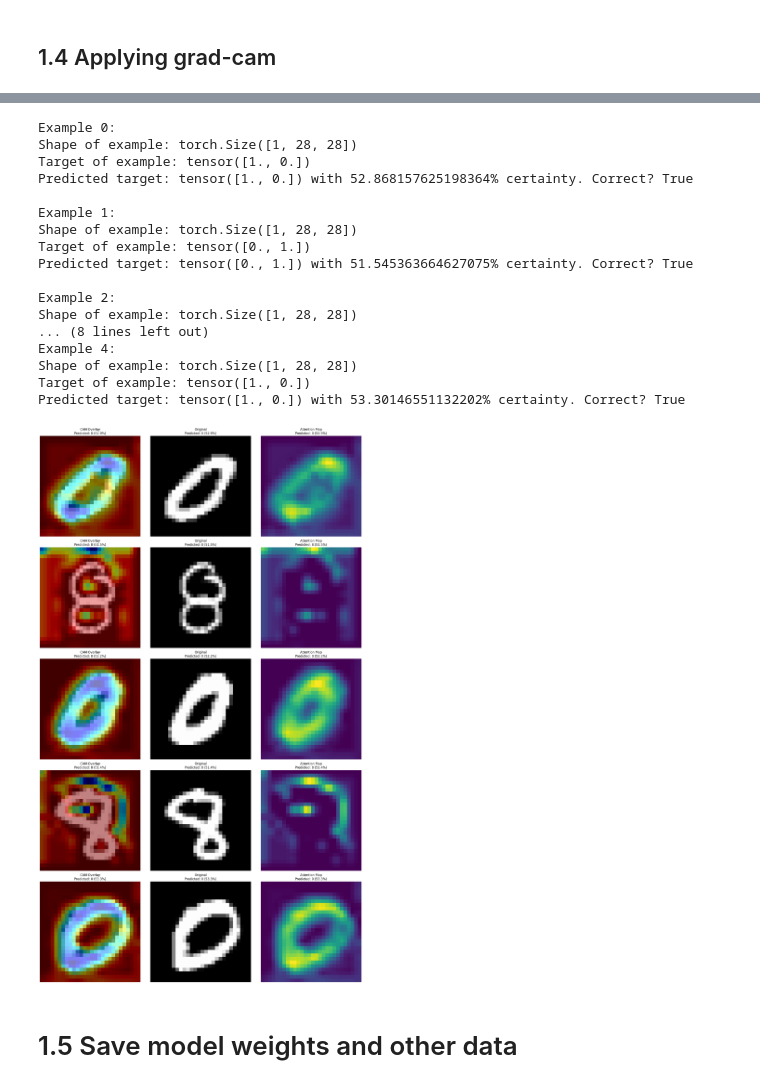
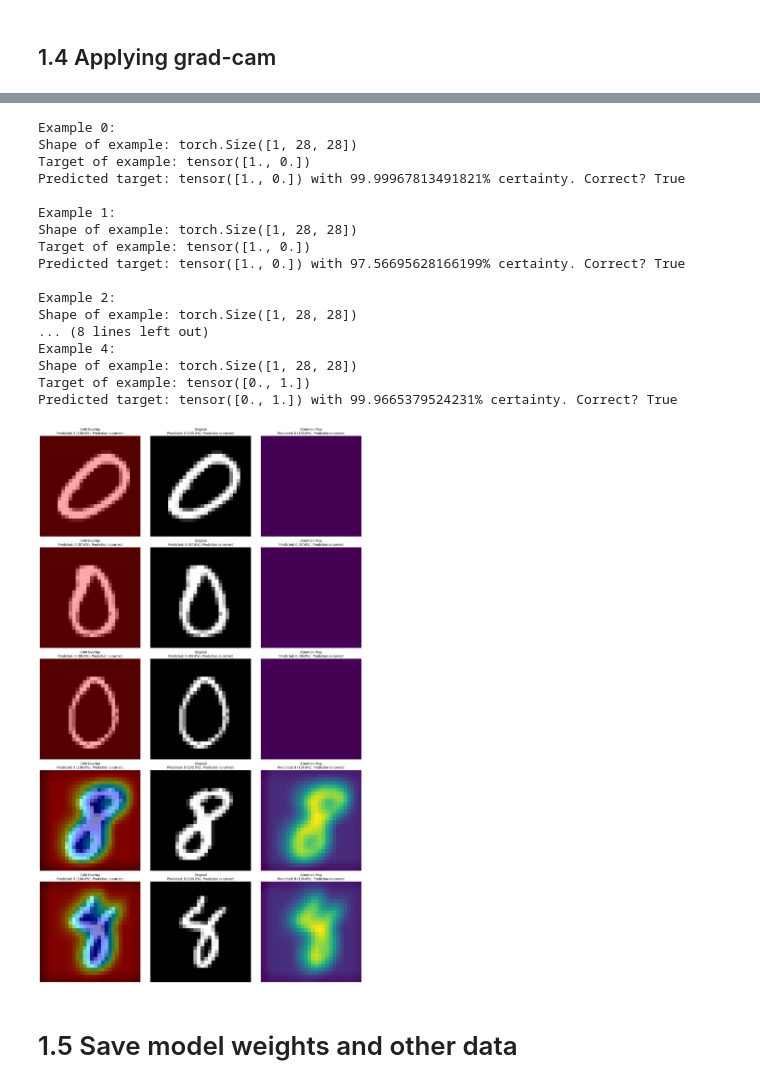
Before and after one commit to zlochina/xil-research-modification, a Jupyter notebook: src/experiments/08_MNIST.ipynb, the cells around one changed output, grey strips where cells are left out. Drawn from its saved outputs; the diff is of its cells as text; code cells hidden in the pictures.

```diff
--- a/src/experiments/08_MNIST.ipynb
+++ b/src/experiments/08_MNIST.ipynb
@@ -36,8 +36,10 @@ ds_test = tds.MNIST(
     # target_transform=Lambda(lambda y: torch.zeros(2, dtype=torch.float).scatter_(0, torch.tensor(0 if y == 0 else 1 if y == 8 else 2), value=1))
 )
 
-labels = {0, 8}
-train_indices = [i for i, (_, label) in enumerate(ds_train) if label in labels]
+train_dataset_length = 100
+
+labels = [0, 8]
+train_indices = [i for i, (_, label) in enumerate(ds_train) if label in labels][:train_dataset_length]
 test_indices = [i for i, (_, label) in enumerate(ds_test) if label in labels]
 ds_train = torch.utils.data.Subset(ds_train, train_indices)
 ds_test = torch.utils.data.Subset(ds_test, test_indices)
@@ -145,6 +133,7 @@ for batch, (X, y) in enumerate(t_dl):
     print(X.device, y.device)
     print(X, y)
     print(f"Shape of X: {X.shape}, shape of y: {y.shape}")
+    test_model.eval()
     output = test_model(X)
     print(output.shape)
     print(output)
@@ -204,9 +193,8 @@ lr = 0.001
 batch_size = 64
 
 # define optimizers
-var1,var2 = ..., ... # TODO: need to figure out how Adam works and what values should be pasted here
 sgd_opt = SGD(model.parameters(), lr=lr, momentum=0.9)
-# adam_opt = Adam([var1, var2], lr=lr)
+adam_opt = Adam(model.parameters(), lr=lr)
 
 # define loss function
 #   data imbalance prevention
@@ -221,13 +209,13 @@ test_dataloader = DataLoader(ds_test, batch_size=batch_size, shuffle=True)
 conf = ModelConfig(batch_size=batch_size)
 
 
-epochs = 5
+epochs = 20
 
 for t in range(epochs):
     print(f"Epoch {t + 1}\n" + 20 * "-")
 
     # train loop
-    XILUtils.train_loop(train_dataloader, model, loss_fn=loss, optimizer=sgd_opt, model_config=conf, device=device)
+    XILUtils.train_loop(train_dataloader, model, loss_fn=loss, optimizer=adam_opt, model_config=conf, device=device)
 
     # Evaluate the model
     test_loop(test_dataloader, model, loss_fn=loss, device=device)
@@ -352,6 +344,7 @@ from pytorch_grad_cam import GradCAM
 from pytorch_grad_cam.utils.model_targets import ClassifierOutputTarget
 from pytorch_grad_cam.utils.image import show_cam_on_image
 import numpy as np
+
 
 # define model
 # model
@@ -375,8 +368,11 @@ cam_images = []
 grayscale_maps = []
 predictions = []
 certainties = []
+is_correct = []
 
+model.eval()
 for index in range(n_examples):
+
     example = examples[index]
     target = targets[index]
 
@@ -388,6 +384,7 @@ for index in range(n_examples):
 
     predictions.append(prediction_probs.argmax().item())
     certainties.append(certainty)
+    is_correct.append(all(prediction == target))
 
     print(f"\nExample {index}:")
     print(f"Shape of example: {example.shape}")
@@ -414,44 +411,44 @@ if n_examples == 1:
 
 for idx in range(n_examples):
     # Create title with prediction and certainty
-    pred_title = f'Predicted: {[0, 8][predictions[idx]]} ({certainties[idx]:.1f}%)'
+    pred_title = f'Predicted: {labels[predictions[idx]]} ({certainties[idx]:.1f}%). Prediction is {"" if is_correct[idx] else "NOT "}correct'
 
     # First subplot: CAM Overlay
     axes[idx, 0].imshow(cam_images[idx], cmap='viridis')
     axes[idx, 0].set_title(f'CAM Overlay\n{pred_title}')
     axes[idx, 0].axis('off')
 
     # Second subplot: Original Image
     axes[idx, 1].imshow(images[idx], cmap='viridis')
     axes[idx, 1].set_title(f'Original\n{pred_title}')
     axes[idx, 1].axis('off')
 
     # Third subplot: Attention Map
     axes[idx, 2].imshow(grayscale_maps[idx])
     axes[idx, 2].set_title(f'Attention Map\n{pred_title}')
     axes[idx, 2].axis('off')
 
 plt.tight_layout()
 plt.show()
 # %% [output]
 Example 0:
 Shape of example: torch.Size([1, 28, 28])
 Target of example: tensor([1., 0.])
-Predicted target: tensor([1., 0.]) with 52.868157625198364% certainty. Correct? True
+Predicted target: tensor([1., 0.]) with 99.99967813491821% certainty. Correct? True
 
 Example 1:
 Shape of example: torch.Size([1, 28, 28])
-Target of example: tensor([0., 1.])
-Predicted target: tensor([0., 1.]) with 51.545363664627075% certainty. Correct? True
+Target of example: tensor([1., 0.])
+Predicted target: tensor([1., 0.]) with 97.56695628166199% certainty. Correct? True
 
 Example 2:
 Shape of example: torch.Size([1, 28, 28])
 ... (8 lines left out)
 Example 4:
 Shape of example: torch.Size([1, 28, 28])
-Target of example: tensor([1., 0.])
-Predicted target: tensor([1., 0.]) with 53.30146551132202% certainty. Correct? True
+Target of example: tensor([0., 1.])
+Predicted target: tensor([0., 1.]) with 99.9665379524231% certainty. Correct? True
-[figure, old version]
+[figure, new version]
 # %% [markdown]
 # 1.5 Save model weights and other data
 # %%
```
Also changed, not shown: parts of 9 cells of this notebook, 3 other files.
